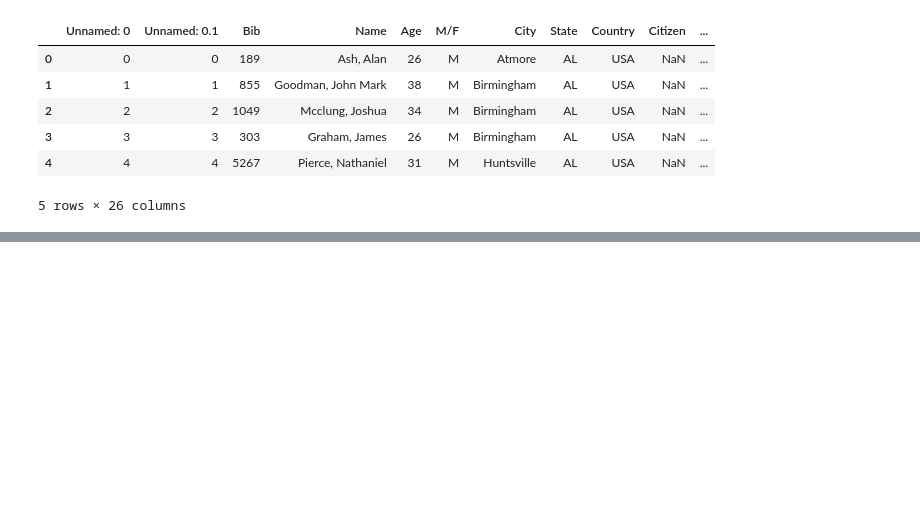
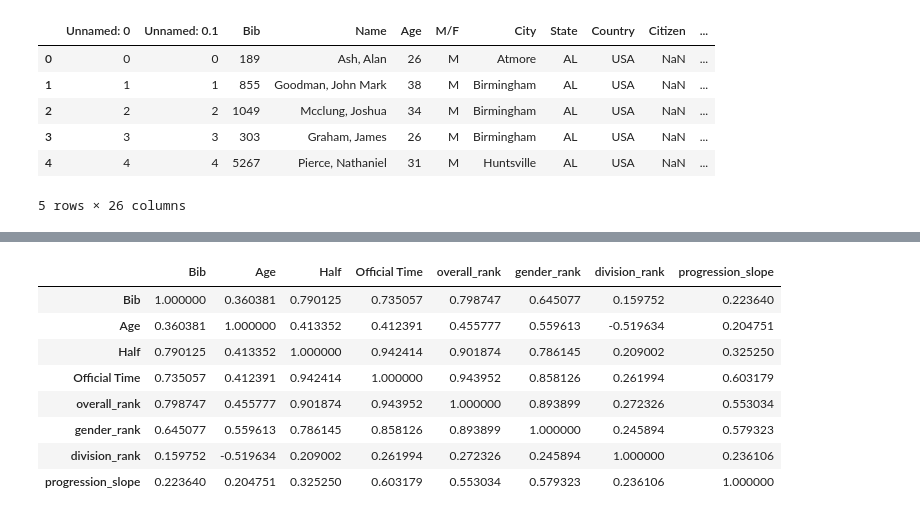
Before and after one commit to maicat11/Project_2-Marathon-Predictor, a Jupyter notebook: DataExploration.ipynb, the cells around one changed output, grey strips where cells are left out. Cells and saved outputs as stored; diff of their text form; code cells hidden in the pictures; blank space fills up the shorter version.

```diff
--- a/DataExploration.ipynb
+++ b/DataExploration.ipynb
@@ -185,0 +160,14 @@ add_weather_data(df18, 2018)
+# %%
+df18_corr = df18[['Bib', 'Age', 'Half', 'Official Time', 'overall_rank',
+                  'gender_rank', 'division_rank', 'progression_slope']].corr()
+df18_corr
+# %% [output]
+|  | Bib | Age | Half | Official Time | overall_rank | gender_rank | division_rank | progression_slope |
+| Bib | 1.000000 | 0.360381 | 0.790125 | 0.735057 | 0.798747 | 0.645077 | 0.159752 | 0.223640 |
+| Age | 0.360381 | 1.000000 | 0.413352 | 0.412391 | 0.455777 | 0.559613 | -0.519634 | 0.204751 |
+| Half | 0.790125 | 0.413352 | 1.000000 | 0.942414 | 0.901874 | 0.786145 | 0.209002 | 0.325250 |
+| Official Time | 0.735057 | 0.412391 | 0.942414 | 1.000000 | 0.943952 | 0.858126 | 0.261994 | 0.603179 |
+| overall_rank | 0.798747 | 0.455777 | 0.901874 | 0.943952 | 1.000000 | 0.893899 | 0.272326 | 0.553034 |
+| gender_rank | 0.645077 | 0.559613 | 0.786145 | 0.858126 | 0.893899 | 1.000000 | 0.245894 | 0.579323 |
+| division_rank | 0.159752 | -0.519634 | 0.209002 | 0.261994 | 0.272326 | 0.245894 | 1.000000 | 0.236106 |
+| progression_slope | 0.223640 | 0.204751 | 0.325250 | 0.603179 | 0.553034 | 0.579323 | 0.236106 | 1.000000 |
```
Also changed, not shown: parts of 12 cells of this notebook, 1 other file.
